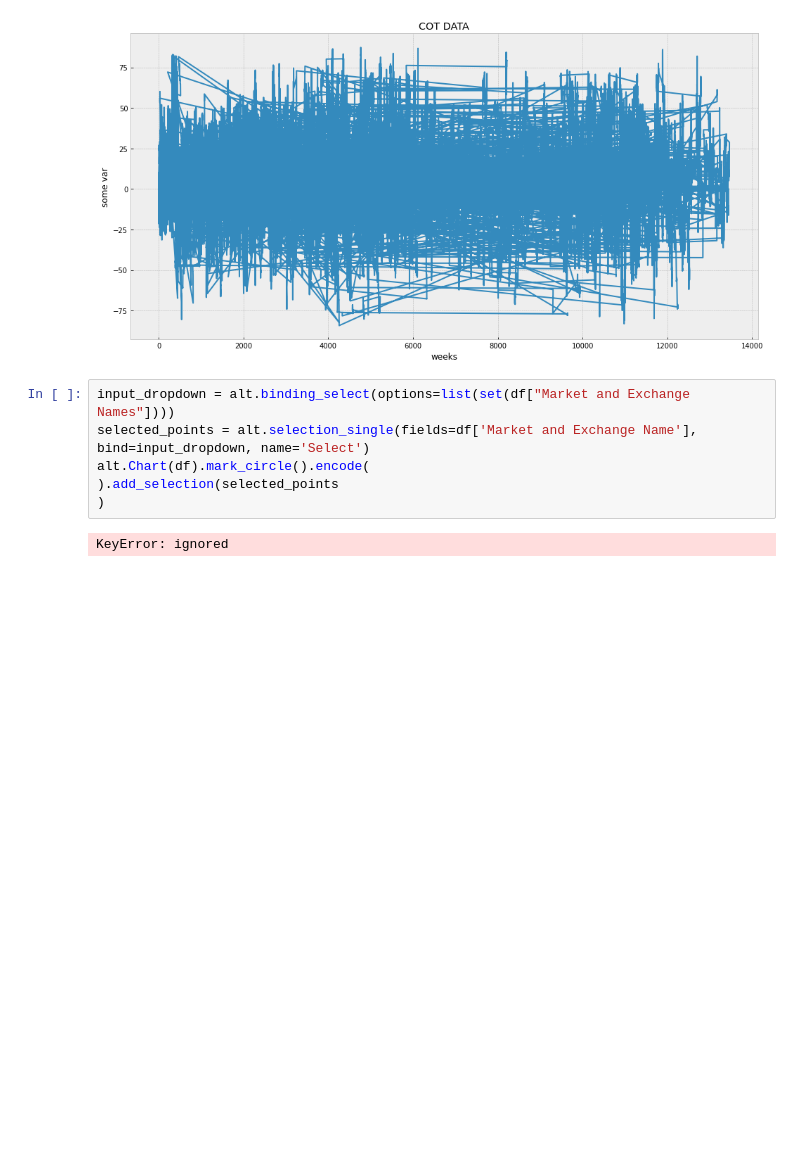
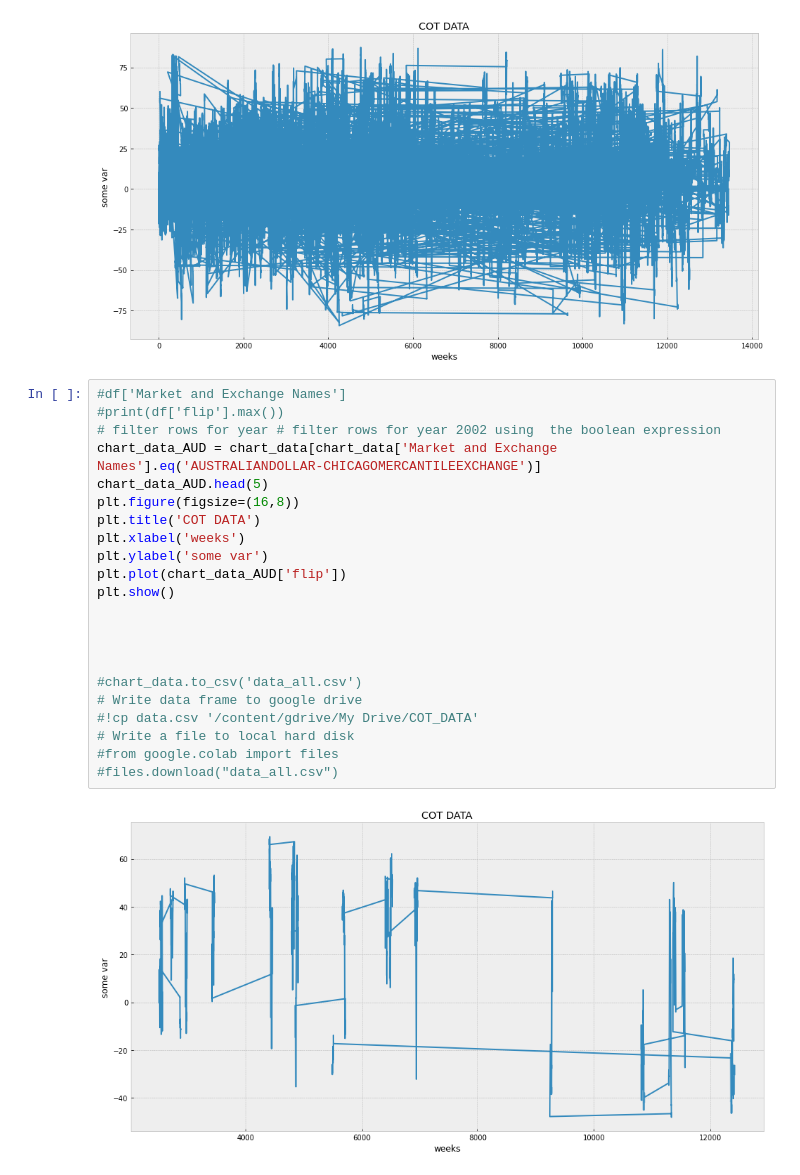
Before and after one commit to pipreaper/colabatory, a Jupyter notebook: read.ipynb, the cells around one changed output. Cells and saved outputs as stored; diff of their text form; blank space fills up the shorter version.

```diff
--- a/read.ipynb
+++ b/read.ipynb
@@ -76,11 +71,27 @@ plt.plot(df['flip'])
 plt.show()
 # %% [output]
 [figure]
-# %%
-input_dropdown = alt.binding_select(options=list(set(df["Market and Exchange Names"])))
-selected_points = alt.selection_single(fields=df['Market and Exchange Name'], bind=input_dropdown, name='Select')
-alt.Chart(df).mark_circle().encode(
-).add_selection(selected_points
-)
-# %% [output]
-KeyError: ignored
+# %%
+#df['Market and Exchange Names']
+#print(df['flip'].max())
+# filter rows for year # filter rows for year 2002 using  the boolean expression
+chart_data_AUD = chart_data[chart_data['Market and Exchange Names'].eq('AUSTRALIANDOLLAR-CHICAGOMERCANTILEEXCHANGE')]
+chart_data_AUD.head(5)
+plt.figure(figsize=(16,8))
+plt.title('COT DATA')
+plt.xlabel('weeks')
+plt.ylabel('some var')
+plt.plot(chart_data_AUD['flip'])
+plt.show()
+
+
+
+
+#chart_data.to_csv('data_all.csv')
+# Write data frame to google drive
+#!cp data.csv '/content/gdrive/My Drive/COT_DATA'
+# Write a file to local hard disk
+#from google.colab import files
+#files.download("data_all.csv")
+# %% [output]
+[figure, added]
```
Also changed, not shown: parts of 2 cells of this notebook.
